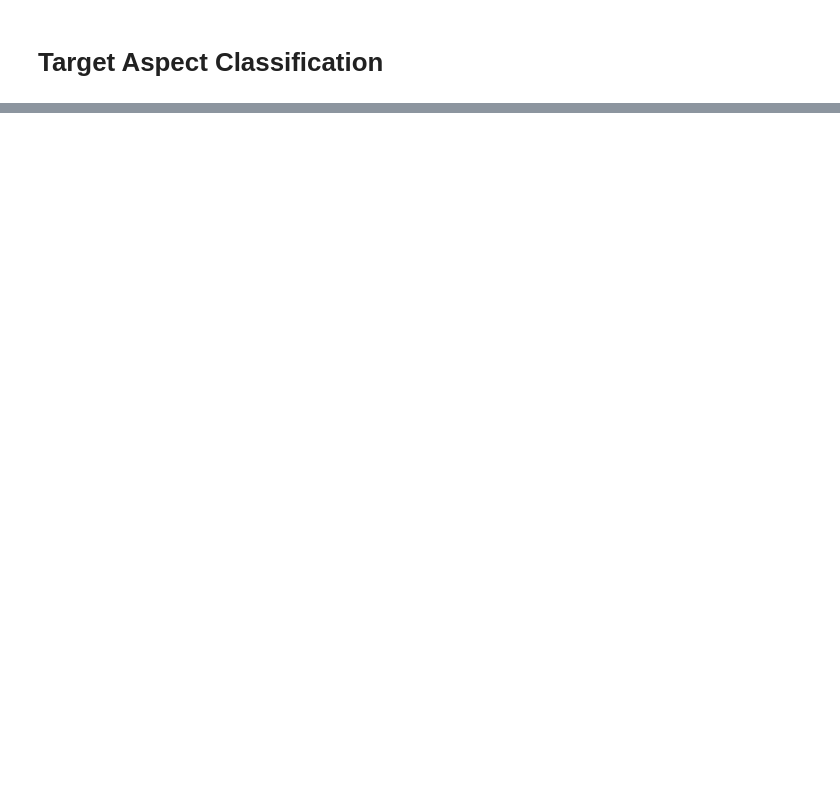
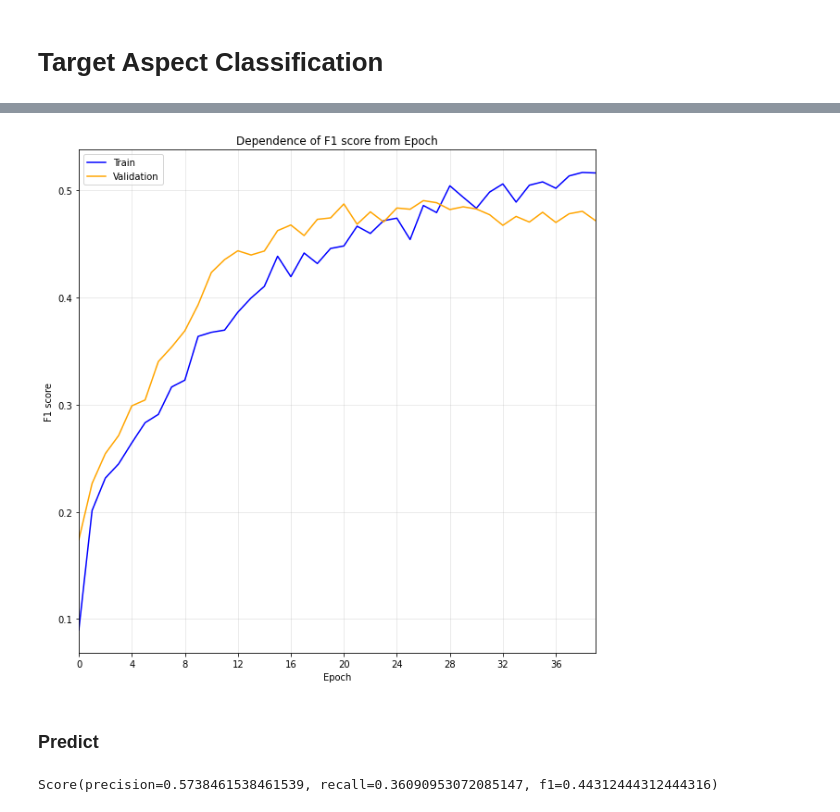
Before and after one commit to DavydovDmitry/absa, a Jupyter notebook: playbooks/aspect classifier.ipynb, the cells around one changed output, grey strips where cells are left out. Drawn from its saved outputs; the diff is of its cells as text; code cells hidden in the pictures; blank space fills up the shorter version.

Commit message:
target aspect classifier score

```diff
--- a/playbooks/aspect classifier.ipynb
+++ b/playbooks/aspect classifier.ipynb
@@ -118,0 +122,9 @@ Score(precision=0.7370304114490162, recall=0.764378478664193, f1=0.7504553734061
+# %%
+classifier = TargetAspectClassifier.load_model()
+# %%
+num_epoch = 40
+
+classifier = TargetAspectClassifier(word2vec=word2vec)
+train_history, val_history = classifier.fit(train_sentences=train_sentences,
+                                            val_sentences=test_sentences,
+                                            num_epoch=num_epoch)
@@ -118,0 +149,14 @@ Score(precision=0.7370304114490162, recall=0.764378478664193, f1=0.7504553734061
+# %%
+display_score(parameter_values=[x for x in range(num_epoch)],
+              train_values=train_history,
+              val_values=val_history,
+              score_name='F1 score')
+# %% [output]
+[figure, added]
+# %% [markdown]
+### Predict
+# %%
+test_sentences_pred = classifier.predict(test_sentences_pred)
+classifier.score(sentences=test_sentences, sentences_pred=test_sentences_pred)
+# %% [output]
+Score(precision=0.5738461538461539, recall=0.36090953072085147, f1=0.44312444312444316)
```
Also changed, not shown: parts of 5 cells of this notebook, 2 other files.
